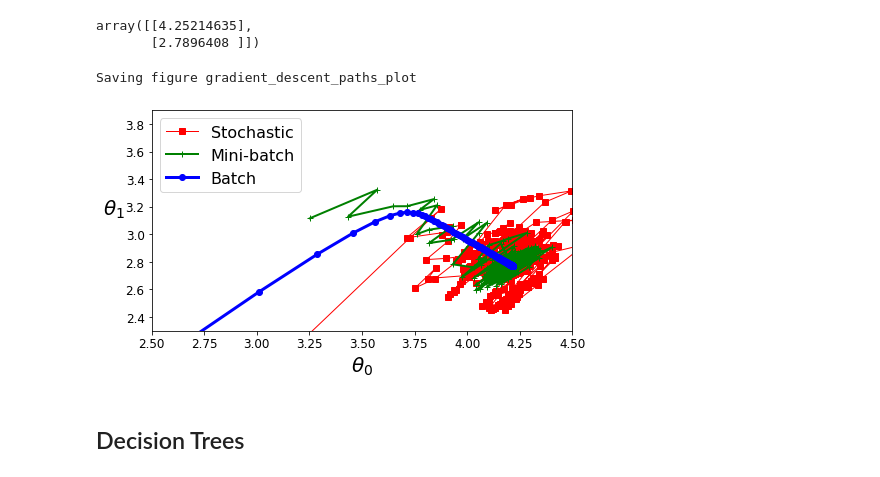
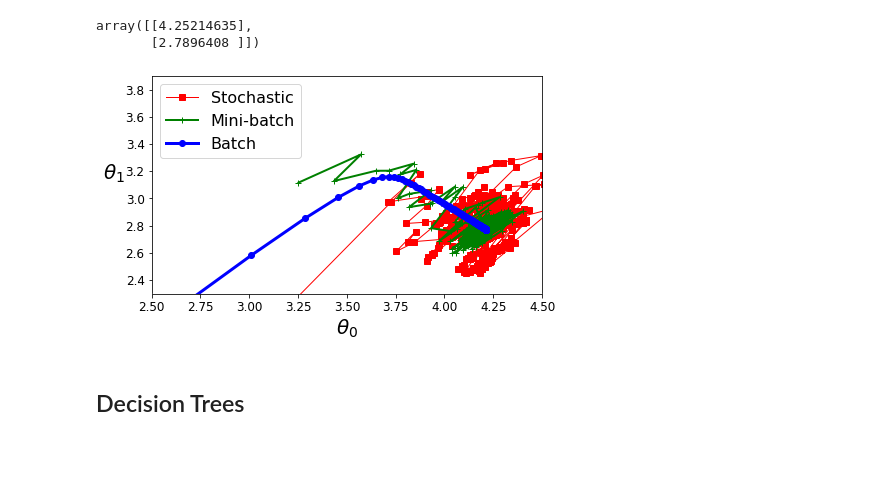
Before and after one commit to cloudxlab/iitr-deep-learning-spl-tf2, a Jupyter notebook: machine_learning_algorithms.ipynb, the cells around one changed output. Saved outputs shown, nothing was run; the diff lists cells and outputs as text; code cells hidden in the pictures; blank space fills up the shorter version.

```diff
--- a/machine_learning_algorithms.ipynb
+++ b/machine_learning_algorithms.ipynb
@@ -274,17 +269,15 @@ theta_path_mgd = np.array(theta_path_mgd)
 # %%
 plt.figure(figsize=(7,4))
 plt.plot(theta_path_sgd[:, 0], theta_path_sgd[:, 1], "r-s", linewidth=1, label="Stochastic")
 plt.plot(theta_path_mgd[:, 0], theta_path_mgd[:, 1], "g-+", linewidth=2, label="Mini-batch")
 plt.plot(theta_path_bgd[:, 0], theta_path_bgd[:, 1], "b-o", linewidth=3, label="Batch")
 plt.legend(loc="upper left", fontsize=16)
 plt.xlabel(r"$\theta_0$", fontsize=20)
 plt.ylabel(r"$\theta_1$   ", fontsize=20, rotation=0)
 plt.axis([2.5, 4.5, 2.3, 3.9])
-save_fig("gradient_descent_paths_plot")
 plt.show()
 # %% [output]
-Saving figure gradient_descent_paths_plot
-[figure, old version]
+[figure, new version]
 # %% [markdown]
 ## Decision Trees
 # %% [markdown]
```
Also changed, not shown: parts of 28 cells of this notebook, 1 other file.
